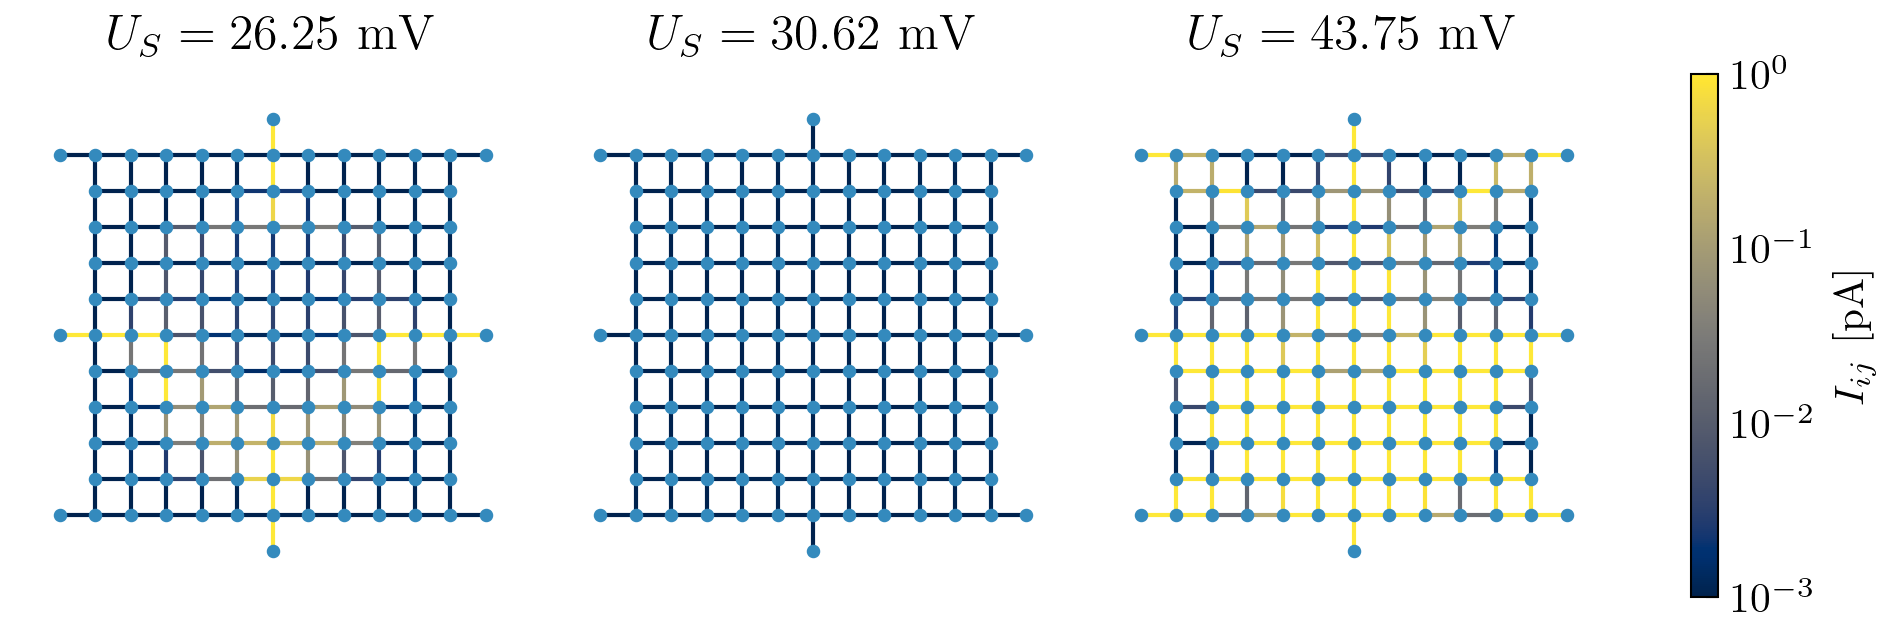
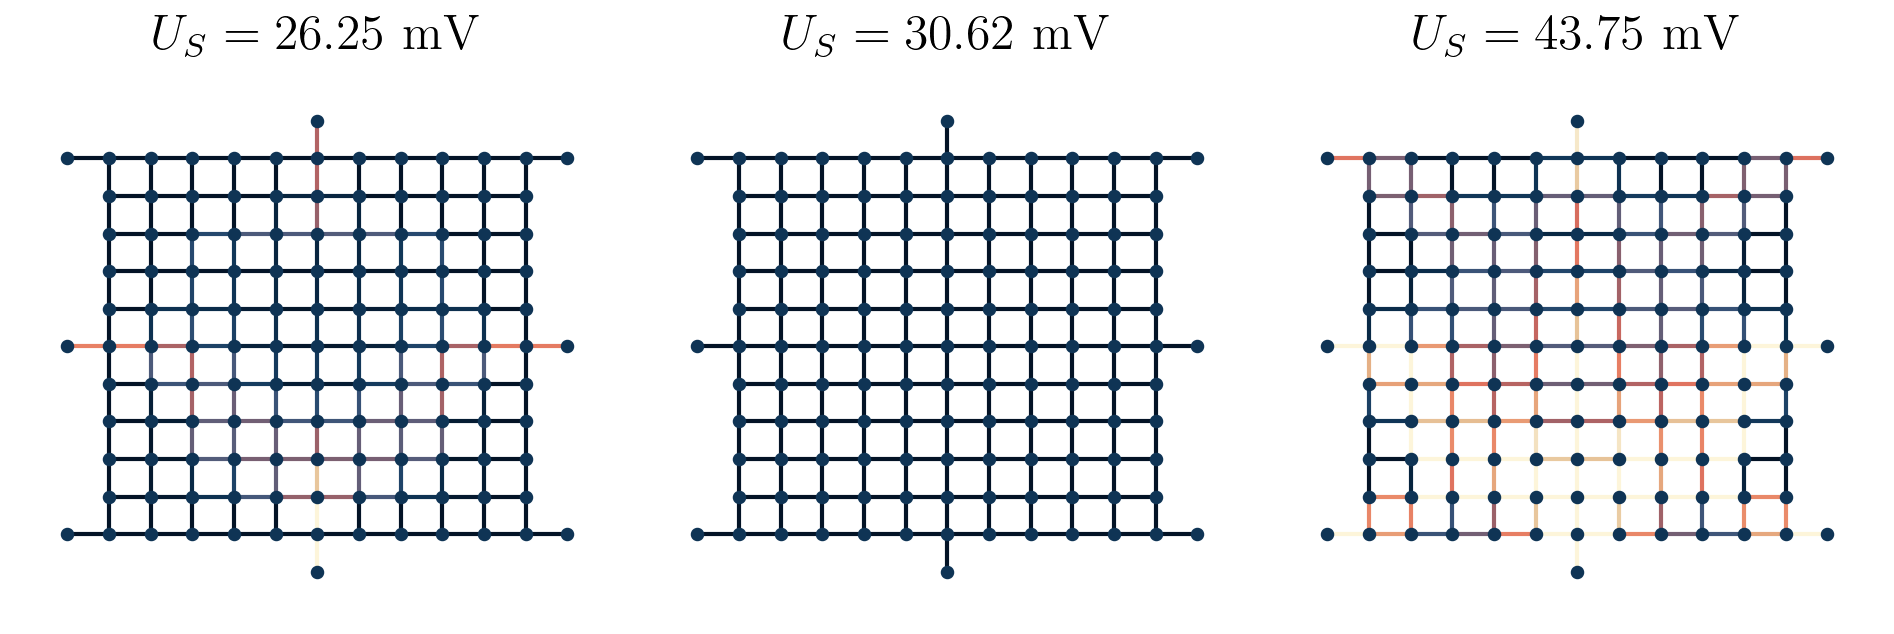
Code edit (unified diff) that turned the first committed figure into the second:
--- before
+++ after
@@ -4,5 +4,6 @@
 _       = fig.set_figheight(fig.get_figheight()*0.8)
 cmap    = plt.get_cmap('cividis')
-norm    = mcolors.LogNorm(vmin=1e-3,vmax=1e0)
+vmax    = 3e0
+norm    = mcolors.LogNorm(vmin=1e-3,vmax=vmax)
 
 for i, j in enumerate(j_vals):
@@ -12,5 +13,6 @@
     s_tmp       = np.sqrt((get_net_currents(pd.DataFrame([df_tmp]))**2).sum())*1e-6
     G           = create_weighted_undirected_graph(s_tmp)
-    ax          = display_net_flow_graph(G, pos=pos, log_scale=True, font_size=None, ax=ax, vmin=1e-3, vmax=1e0, cmap=plt.cm.cividis, node_size=5)
+    ax          = display_net_flow_graph(G, pos=pos, log_scale=True, font_size=None, ax=ax,
+                                         vmin=1e-3, vmax=vmax, cmap=cmaps.lipari, node_size=5, node_color=cmaps.lipari(0.1))
     U_v         = df_state.iloc[j, 0]
     _           = ax.set_title(f"$U_S = {U_v*1000:.2f}~\mathrm{{mV}}$")
@@ -18,7 +20,7 @@
 
     
-sm      = plt.cm.ScalarMappable(cmap=cmap, norm=norm)
-cbar    = fig.colorbar(sm, ax=axs)
-_       = cbar.set_label("$I_{ij}~[\mathrm{pA}]$")
+# sm      = plt.cm.ScalarMappable(cmap=cmaps.lipari, norm=norm)
+# cbar    = fig.colorbar(sm, ax=axs)
+# _       = cbar.set_label("$I_{ij}~[\mathrm{pA}]$")
 
 fig.savefig(f"plots/svg/11_11_net_currents_sample.svg", transparent=True)

Commit: .